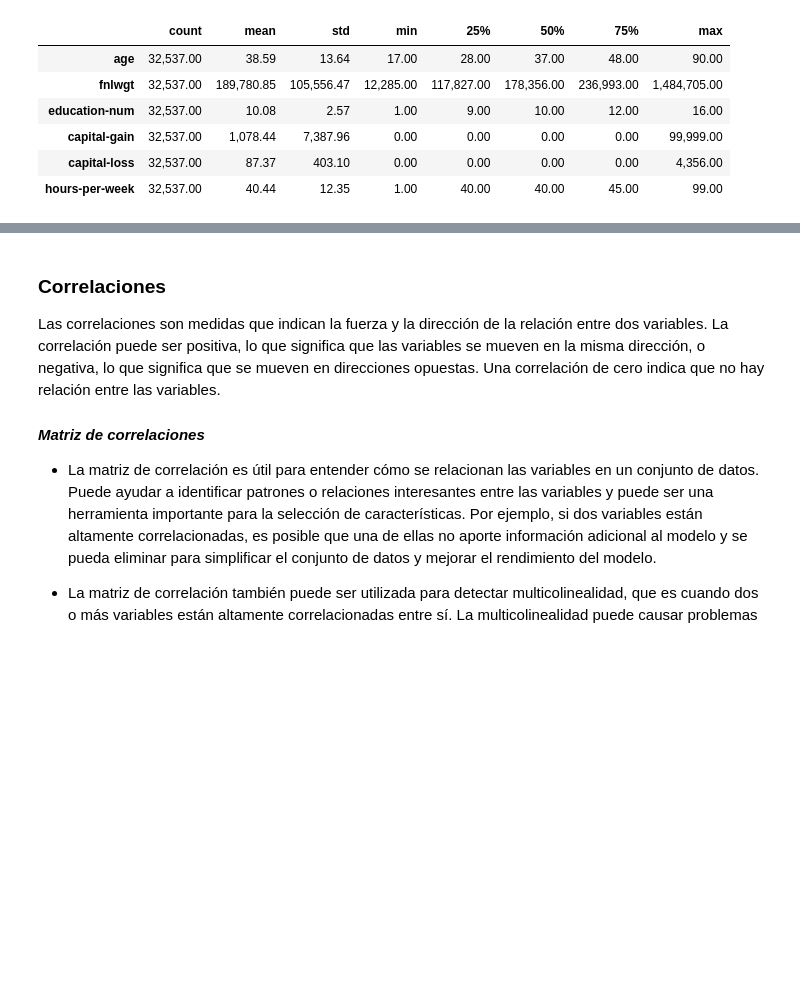
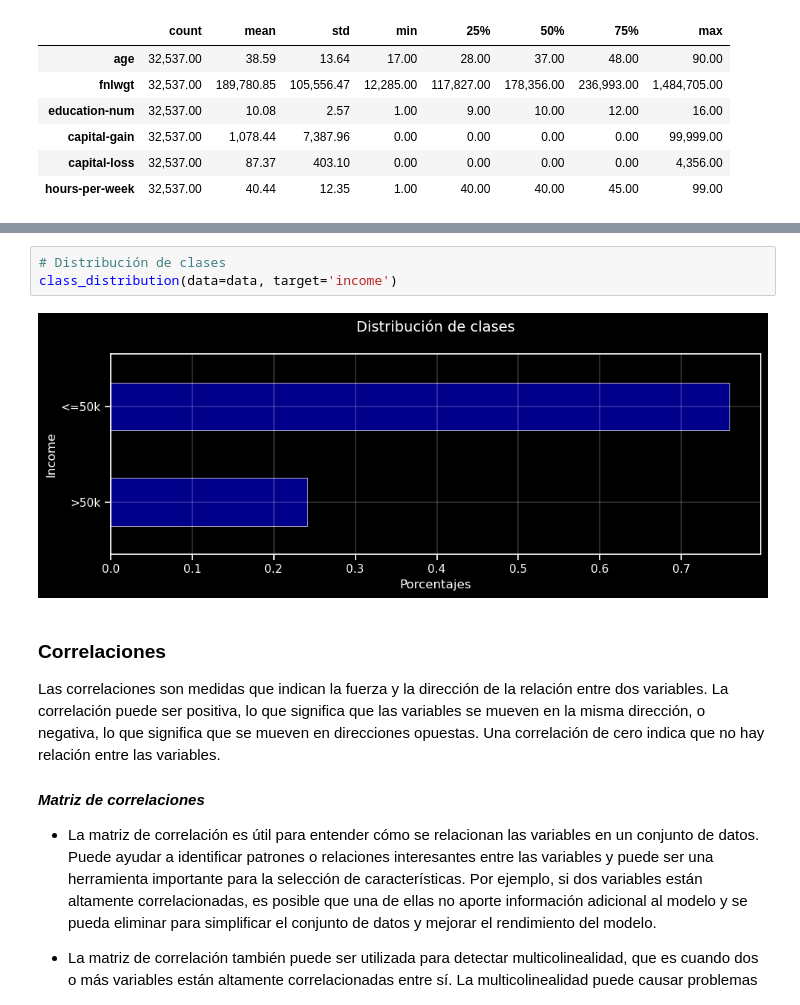
Before and after one commit to jorge-robledo11/Clasification-Random-Forest, a Jupyter notebook: notebooks/03_exploratory_data_analysis.ipynb, the cells around one changed output, grey strips where cells are left out. Saved outputs shown, nothing was run; the diff lists cells and outputs as text; blank space fills up the shorter version.

```diff
--- a/notebooks/03_exploratory_data_analysis.ipynb
+++ b/notebooks/03_exploratory_data_analysis.ipynb
@@ -114,3 +129,8 @@ data[continuous].describe().T
+# %%
+# Distribución de clases
+class_distribution(data=data, target='income')
+# %% [output]
+[figure, added]
 # %% [markdown]
 ### **Correlaciones**
 Las correlaciones son medidas que indican la fuerza y la dirección de la relación entre dos variables. La correlación puede ser positiva, lo que significa que las variables se mueven en la misma dirección, o negativa, lo que significa que se mueven en direcciones opuestas. Una correlación de cero indica que no hay relación entre las variables.
```
Also changed, not shown: parts of 13 cells of this notebook, 3 other files.
